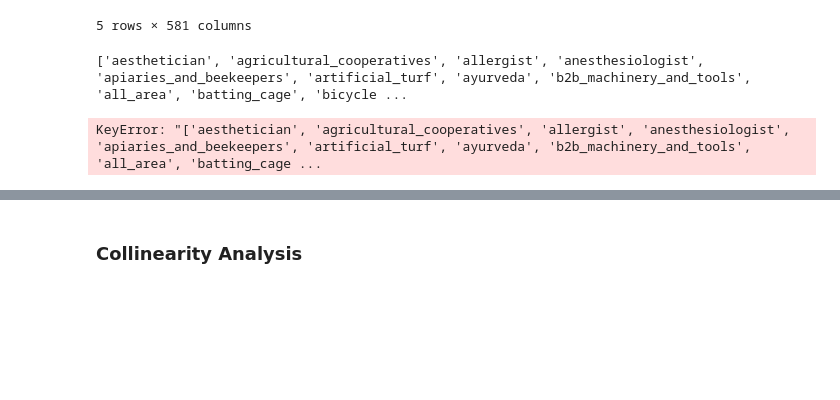
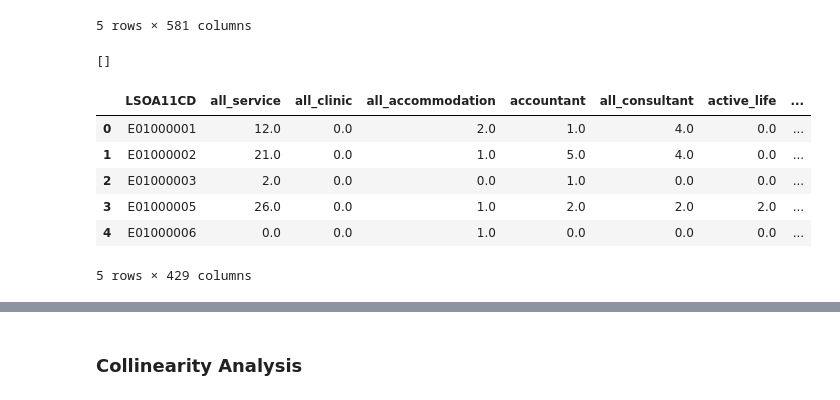
Before and after one commit to grolls23/MScDissertation, a Jupyter notebook: DataExploration.ipynb, the cells around one changed output, grey strips where cells are left out. Cells and saved outputs as stored; diff of their text form; code cells hidden in the pictures; blank space fills up the shorter version.

```diff
--- a/DataExploration.ipynb
+++ b/DataExploration.ipynb
@@ -269,16 +269,22 @@ Number of Agents Categories: 2
 # %%
 #Remove all categories that have less than five in London (arbitrary cutoff for now)
 
 column_sums = condensed_categories.iloc[:, 1:].sum()
 columns_to_drop = column_sums[column_sums < 5].index.tolist()
 print(columns_to_drop)
 
-condensed_categories = condensed_categories.drop(columns_to_drop)
+condensed_categories = condensed_categories.drop(columns=columns_to_drop)
 
 condensed_categories.head()
 # %% [output]
-['aesthetician', 'agricultural_cooperatives', 'allergist', 'anesthesiologist', 'apiaries_and_beekeepers', 'artificial_turf', 'ayurveda', 'b2b_machinery_and_tools', 'all_area', 'batting_cage', 'bicycle ...
+[]
+|  | LSOA11CD | all_service | all_clinic | all_accommodation | accountant | all_consultant | active_life | ... |
+| 0 | E01000001 | 12.0 | 0.0 | 2.0 | 1.0 | 4.0 | 0.0 | ... |
+| 1 | E01000002 | 21.0 | 0.0 | 1.0 | 5.0 | 4.0 | 0.0 | ... |
+| 2 | E01000003 | 2.0 | 0.0 | 0.0 | 1.0 | 0.0 | 0.0 | ... |
+| 3 | E01000005 | 26.0 | 0.0 | 1.0 | 2.0 | 2.0 | 2.0 | ... |
+| 4 | E01000006 | 0.0 | 0.0 | 1.0 | 0.0 | 0.0 | 0.0 | ... |
-KeyError: "['aesthetician', 'agricultural_cooperatives', 'allergist', 'anesthesiologist', 'apiaries_and_beekeepers', 'artificial_turf', 'ayurveda', 'b2b_machinery_and_tools', 'all_area', 'batting_cage ...
+5 rows × 429 columns
 # %%
 # Join Condensed Version with data (Same Logic as in EarlyModels.ipynb and above)
 
```
Also changed, not shown: parts of 1 cell of this notebook.
